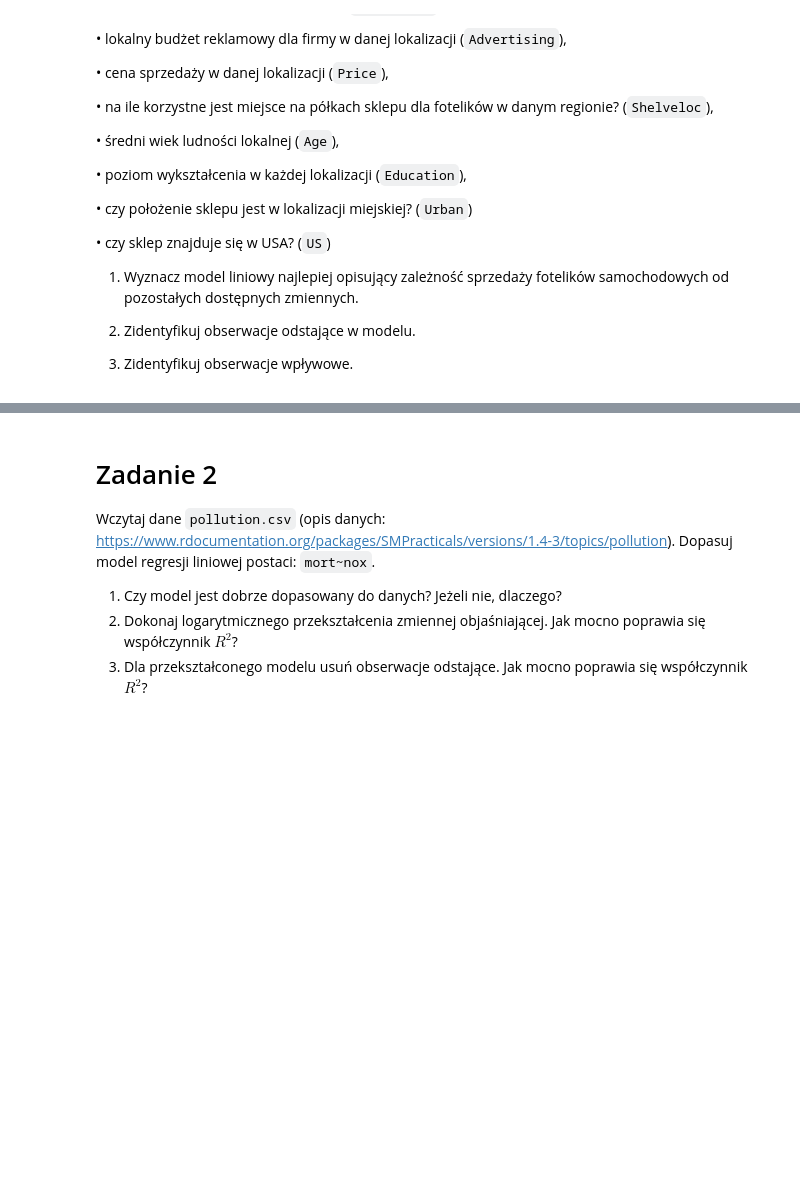
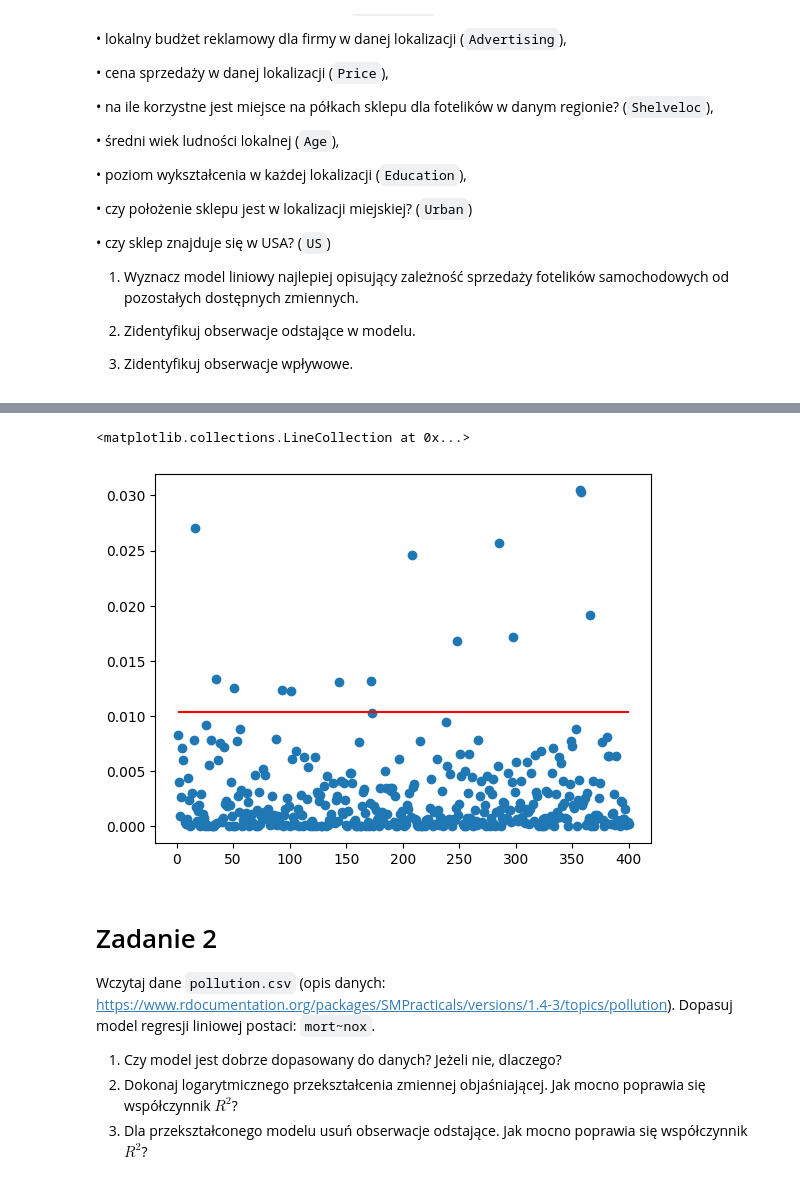
Before and after one commit to RudasKAP/ds08032025regul, a Jupyter notebook: 01_regularyzacja/05_obserwacje_odstające.ipynb, the cells around one changed output, grey strips where cells are left out. Cells and saved outputs as stored; diff of their text form; code cells hidden in the pictures; blank space fills up the shorter version.

```diff
--- a/01_regularyzacja/05_obserwacje_odstające.ipynb
+++ b/01_regularyzacja/05_obserwacje_odstające.ipynb
@@ -114,10 +172,13 @@ Wczytaj zbiór `Carseats`, który zawierają dane o sprzedaży fotelików samoch
 # %%
-# #obserwacje wpływowe odległości cooka (inna metoda detekcji wpływowości)
-# threshold = 4/(h.exog.shape[0]-h.exog.shape[1]-1)
-# h.cooks_distance
-# x = np.arange(1, h.cooks_distance[0].size + 1)
-# plt.scatter(x=x, y=h.cooks_distance[0])
-# plt.hlines(xmin=1, xmax = x[-1], y = threshold, color='r')
+#obserwacje wpływowe odległości cooka (inna metoda detekcji wpływowości)
+threshold = 4/(h.exog.shape[0]-h.exog.shape[1]-1)
+h.cooks_distance
+x = np.arange(1, h.cooks_distance[0].size + 1)
+plt.scatter(x=x, y=h.cooks_distance[0])
+plt.hlines(xmin=1, xmax = x[-1], y = threshold, color='r')
+# %% [output]
+<matplotlib.collections.LineCollection at 0x...>
+[figure, added]
 # %% [markdown]
 # Zadanie 2
 Wczytaj dane `pollution.csv` (opis danych: https://www.rdocumentation.org/packages/SMPracticals/versions/1.4-3/topics/pollution). Dopasuj model regresji liniowej postaci: `mort~nox`.
```
Also changed, not shown: parts of 32 cells of this notebook.
